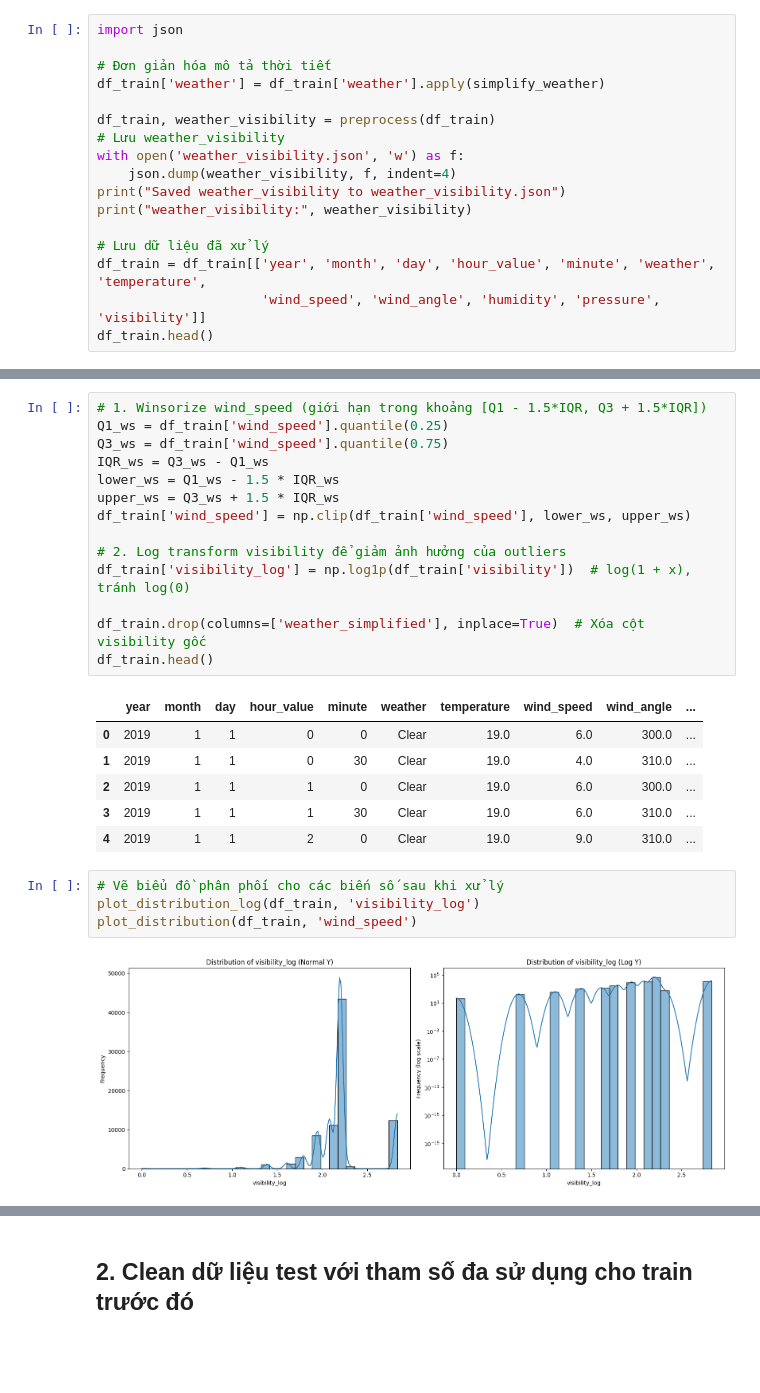
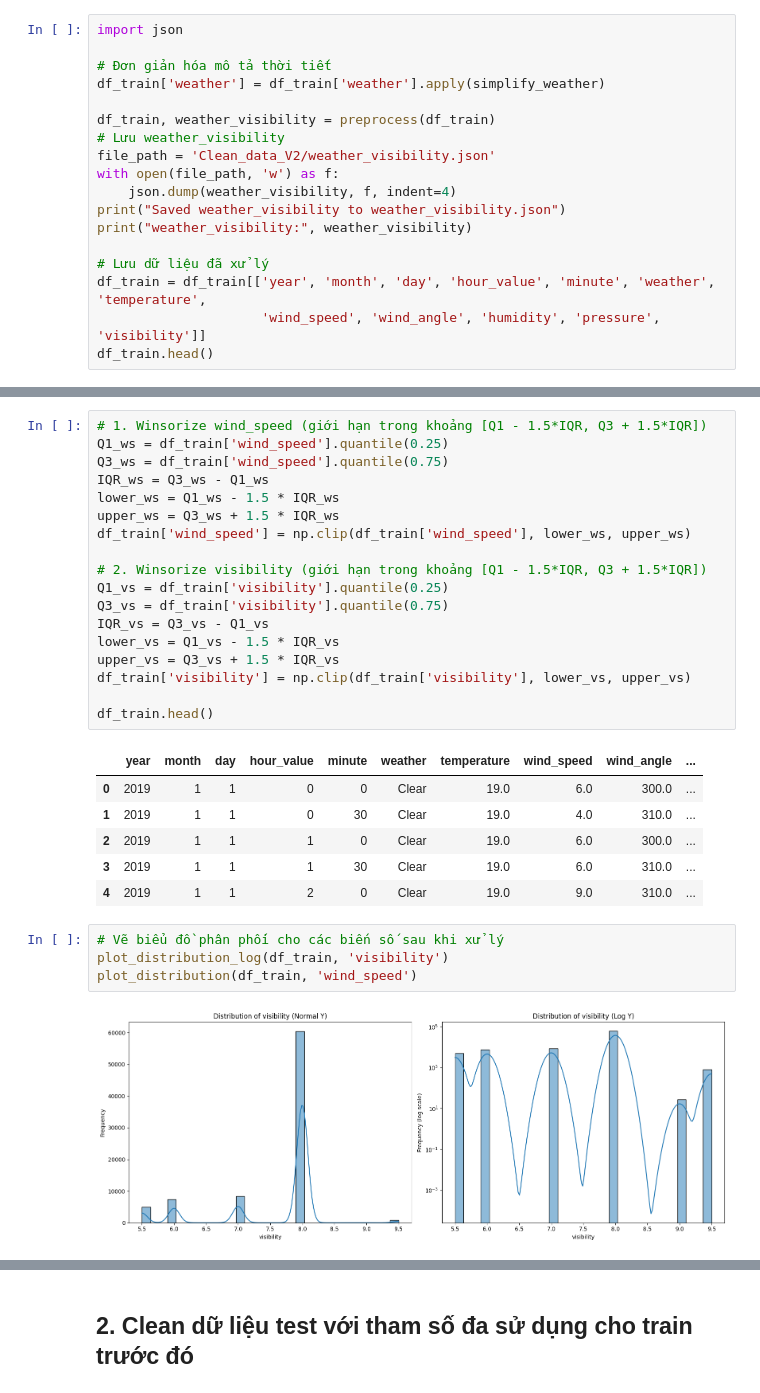
Before and after one commit to WinG-282k4/Weather-forecast, a Jupyter notebook: Clean_data_V2.ipynb, the cells around one changed output, grey strips where cells are left out. Drawn from its saved outputs; the diff is of its cells as text; blank space fills up the shorter version.

Commit message:
Fill visibility theo trung bình mỗi weather, xứ lý ít outliers hơn

```diff
--- a/Clean_data_V2.ipynb
+++ b/Clean_data_V2.ipynb
@@ -112,7 +115,8 @@ df_train['weather'] = df_train['weather'].apply(simplify_weather)
 
 df_train, weather_visibility = preprocess(df_train)
 # Lưu weather_visibility
-with open('weather_visibility.json', 'w') as f:
+file_path = 'Clean_data_V2/weather_visibility.json'
+with open(file_path, 'w') as f:
     json.dump(weather_visibility, f, indent=4)
 print("Saved weather_visibility to weather_visibility.json")
 print("weather_visibility:", weather_visibility)
@@ -233,10 +237,14 @@ lower_ws = Q1_ws - 1.5 * IQR_ws
 upper_ws = Q3_ws + 1.5 * IQR_ws
 df_train['wind_speed'] = np.clip(df_train['wind_speed'], lower_ws, upper_ws)
 
-# 2. Log transform visibility để giảm ảnh hưởng của outliers
-df_train['visibility_log'] = np.log1p(df_train['visibility'])  # log(1 + x), tránh log(0)
+# 2. Winsorize visibility (giới hạn trong khoảng [Q1 - 1.5*IQR, Q3 + 1.5*IQR])
+Q1_vs = df_train['visibility'].quantile(0.25)
+Q3_vs = df_train['visibility'].quantile(0.75)
+IQR_vs = Q3_vs - Q1_vs
+lower_vs = Q1_vs - 1.5 * IQR_vs
+upper_vs = Q3_vs + 1.5 * IQR_vs
+df_train['visibility'] = np.clip(df_train['visibility'], lower_vs, upper_vs)
 
-df_train.drop(columns=['weather_simplified'], inplace=True)  # Xóa cột visibility gốc
 df_train.head()
 # %% [output]
 |  | year | month | day | hour_value | minute | weather | temperature | wind_speed | wind_angle | ... |
@@ -247,10 +255,10 @@ df_train.head()
 | 4 | 2019 | 1 | 1 | 2 | 0 | Clear | 19.0 | 9.0 | 310.0 | ... |
 # %%
 # Vẽ biểu đồ phân phối cho các biến số sau khi xử lý
-plot_distribution_log(df_train, 'visibility_log')
+plot_distribution_log(df_train, 'visibility')
 plot_distribution(df_train, 'wind_speed')
 # %% [output]
-[figure, old version]
+[figure, new version]
 [figure]
 # %%
 # Convert time-related features to cyclical
```
Also changed, not shown: parts of 9 cells of this notebook, 3 other files.
